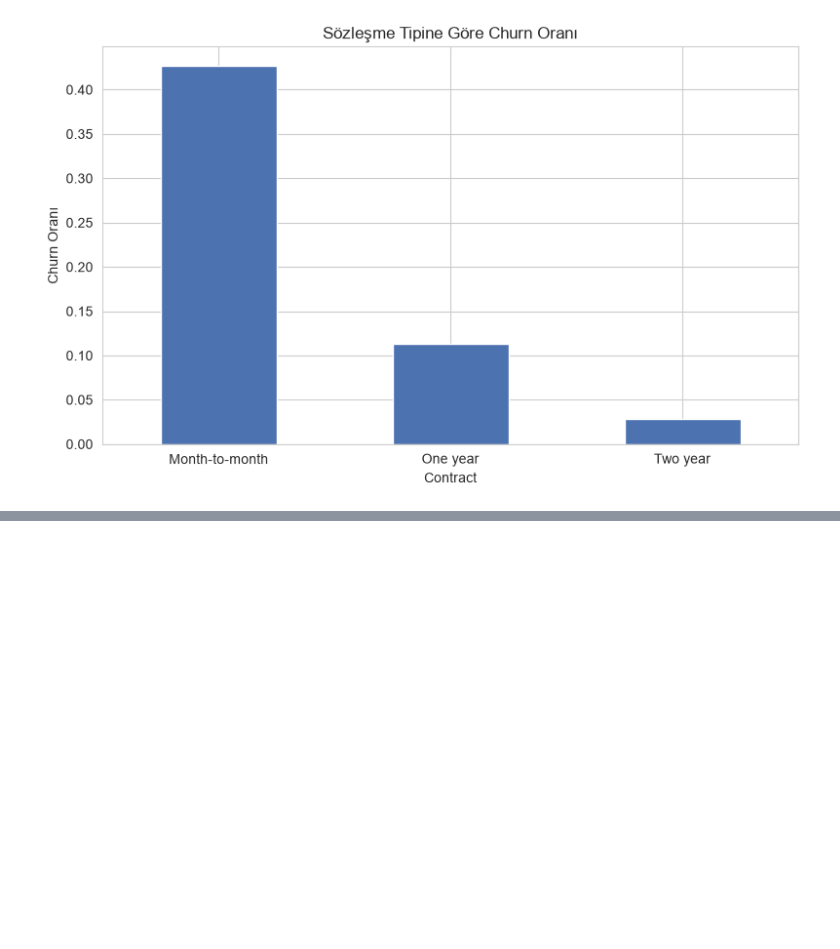
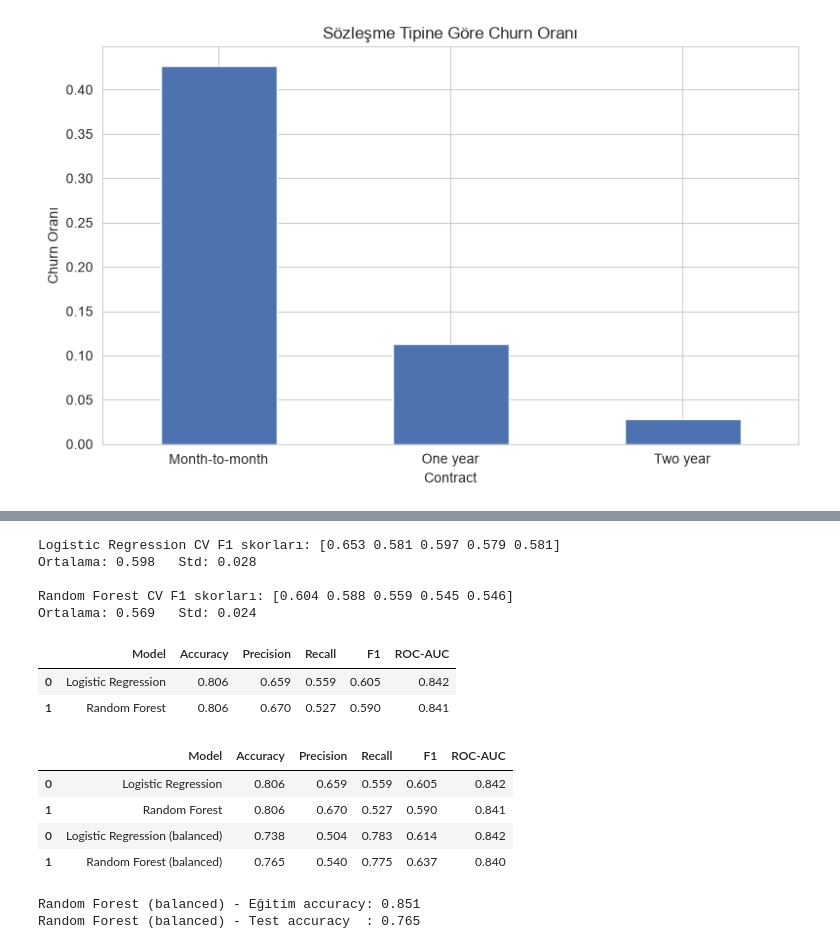
Before and after one commit to mineturkmen20-hub/final-projesi-mine-turkmen, a Jupyter notebook: notebooks/01_veri_temizleme_ve_eda.ipynb, the cells around one changed output, grey strips where cells are left out. Saved outputs shown, nothing was run; the diff lists cells and outputs as text; code cells hidden in the pictures; blank space fills up the shorter version.

```diff
--- a/notebooks/01_veri_temizleme_ve_eda.ipynb
+++ b/notebooks/01_veri_temizleme_ve_eda.ipynb
@@ -161,0 +265,8 @@ plt.show()
+# %%
+from sklearn.ensemble import RandomForestClassifier
+
+rf = RandomForestClassifier(n_estimators=200, max_depth=10, random_state=42)
+rf.fit(X_train, y_train)
+
+y_pred_rf = rf.predict(X_test)
+y_proba_rf = rf.predict_proba(X_test)[:, 1]
@@ -161,0 +302,66 @@ plt.show()
+# %%
+from sklearn.model_selection import cross_val_score
+
+cv_log = cross_val_score(log_reg, X_train, y_train, cv=5, scoring='f1')
+cv_rf = cross_val_score(rf, X_train, y_train, cv=5, scoring='f1')
+
+print("Logistic Regression CV F1 skorları:", cv_log.round(3))
+print("Ortalama:", cv_log.mean().round(3), "  Std:", cv_log.std().round(3))
+
+print("\nRandom Forest CV F1 skorları:", cv_rf.round(3))
+print("Ortalama:", cv_rf.mean().round(3), "  Std:", cv_rf.std().round(3))
+# %% [output]
+Logistic Regression CV F1 skorları: [0.653 0.581 0.597 0.579 0.581]
+Ortalama: 0.598   Std: 0.028
+
+Random Forest CV F1 skorları: [0.604 0.588 0.559 0.545 0.546]
+Ortalama: 0.569   Std: 0.024
+# %%
+comparison = pd.DataFrame({
+    'Model': ['Logistic Regression', 'Random Forest'],
+    'Accuracy': [accuracy_score(y_test, y_pred_log), accuracy_score(y_test, y_pred_rf)],
+    'Precision': [precision_score(y_test, y_pred_log), precision_score(y_test, y_pred_rf)],
+    'Recall': [recall_score(y_test, y_pred_log), recall_score(y_test, y_pred_rf)],
+    'F1': [f1_score(y_test, y_pred_log), f1_score(y_test, y_pred_rf)],
+    'ROC-AUC': [roc_auc_score(y_test, y_proba_log), roc_auc_score(y_test, y_proba_rf)],
+})
+comparison.round(3)
+# %% [output]
+|  | Model | Accuracy | Precision | Recall | F1 | ROC-AUC |
+| 0 | Logistic Regression | 0.806 | 0.659 | 0.559 | 0.605 | 0.842 |
+| 1 | Random Forest | 0.806 | 0.670 | 0.527 | 0.590 | 0.841 |
+# %%
+log_reg_bal = LogisticRegression(max_iter=1000, random_state=42, class_weight='balanced')
+log_reg_bal.fit(X_train, y_train)
+y_pred_log_bal = log_reg_bal.predict(X_test)
+y_proba_log_bal = log_reg_bal.predict_proba(X_test)[:, 1]
+
+rf_bal = RandomForestClassifier(n_estimators=200, max_depth=10, random_state=42, class_weight='balanced')
+rf_bal.fit(X_train, y_train)
+y_pred_rf_bal = rf_bal.predict(X_test)
+y_proba_rf_bal = rf_bal.predict_proba(X_test)[:, 1]
+
+comparison_bal = pd.DataFrame({
+    'Model': ['Logistic Regression (balanced)', 'Random Forest (balanced)'],
+    'Accuracy': [accuracy_score(y_test, y_pred_log_bal), accuracy_score(y_test, y_pred_rf_bal)],
+    'Precision': [precision_score(y_test, y_pred_log_bal), precision_score(y_test, y_pred_rf_bal)],
+    'Recall': [recall_score(y_test, y_pred_log_bal), recall_score(y_test, y_pred_rf_bal)],
+    'F1': [f1_score(y_test, y_pred_log_bal), f1_score(y_test, y_pred_rf_bal)],
+    'ROC-AUC': [roc_auc_score(y_test, y_proba_log_bal), roc_auc_score(y_test, y_proba_rf_bal)],
+})
+
+pd.concat([comparison, comparison_bal]).round(3)
+# %% [output]
+|  | Model | Accuracy | Precision | Recall | F1 | ROC-AUC |
+| 0 | Logistic Regression | 0.806 | 0.659 | 0.559 | 0.605 | 0.842 |
+| 1 | Random Forest | 0.806 | 0.670 | 0.527 | 0.590 | 0.841 |
+| 0 | Logistic Regression (balanced) | 0.738 | 0.504 | 0.783 | 0.614 | 0.842 |
+| 1 | Random Forest (balanced) | 0.765 | 0.540 | 0.775 | 0.637 | 0.840 |
+# %%
+train_acc_rf_bal = accuracy_score(y_train, rf_bal.predict(X_train))
+test_acc_rf_bal = accuracy_score(y_test, y_pred_rf_bal)
+print(f"Random Forest (balanced) - Eğitim accuracy: {train_acc_rf_bal:.3f}")
+print(f"Random Forest (balanced) - Test accuracy  : {test_acc_rf_bal:.3f}")
+# %% [output]
+Random Forest (balanced) - Eğitim accuracy: 0.851
+Random Forest (balanced) - Test accuracy  : 0.765
```
Also changed, not shown: parts of 10 cells of this notebook, 4 other files.
